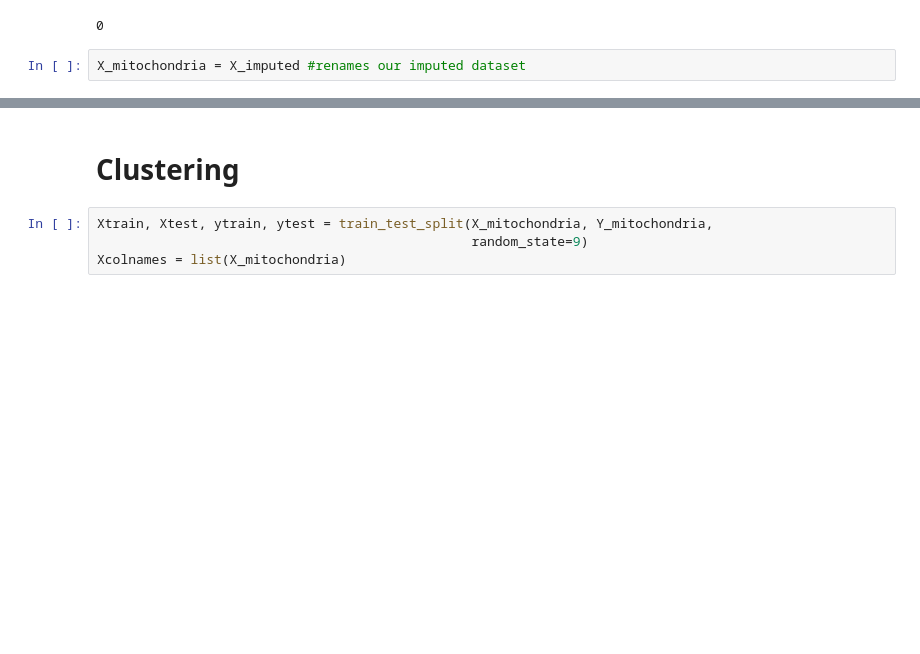
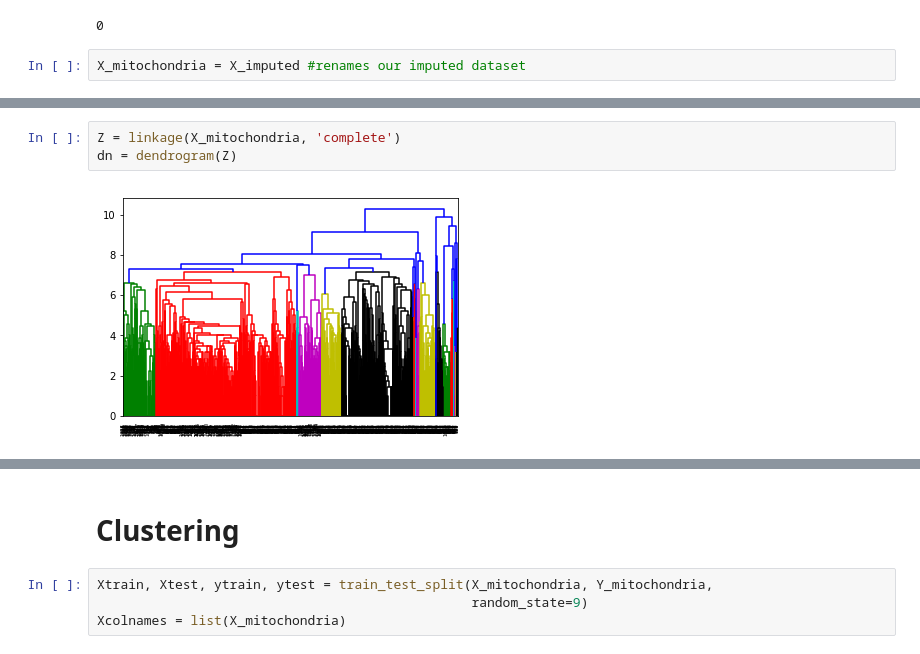
Before and after one commit to Gavin-Whitesitt/Project-2, a Jupyter notebook: Problem #2 Mitochondria .ipynb, the cells around one changed output, grey strips where cells are left out. Cells and saved outputs as stored; diff of their text form; blank space fills up the shorter version.

```diff
--- a/Problem #2 Mitochondria .ipynb
+++ b/Problem #2 Mitochondria .ipynb
@@ -166,0 +210,5 @@ X_mitochondria = X_imputed #renames our imputed dataset
+# %%
+Z = linkage(X_mitochondria, 'complete')
+dn = dendrogram(Z)
+# %% [output]
+[figure, added]
```
Also changed, not shown: parts of 31 cells of this notebook.
